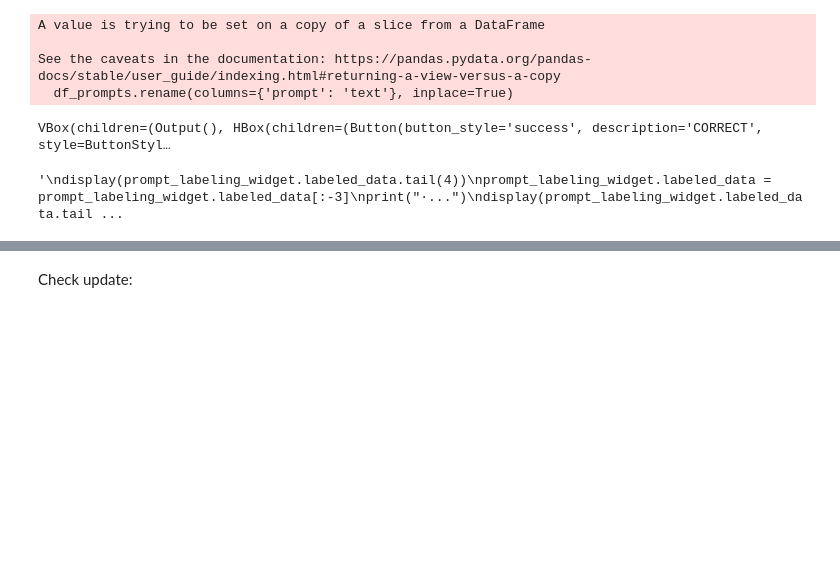
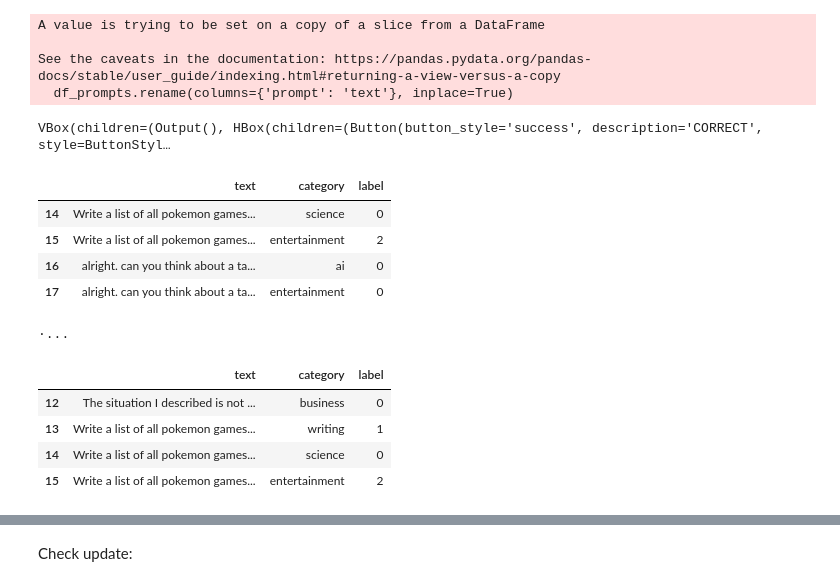
Before and after one commit to reddgr/zero-shot-text-classification, a Jupyter notebook: 01-nli-labeling-notebook.ipynb, the cells around one changed output, grey strips where cells are left out. Saved outputs shown, nothing was run; the diff lists cells and outputs as text; code cells hidden in the pictures; blank space fills up the shorter version.

```diff
--- a/01-nli-labeling-notebook.ipynb
+++ b/01-nli-labeling-notebook.ipynb
@@ -308,12 +311,22 @@ VBox(children=(Output(), HBox(children=(Button(button_style='success', descripti
 # %%
 '''
 display(prompt_labeling_widget.labeled_data.tail(4))
-prompt_labeling_widget.labeled_data = prompt_labeling_widget.labeled_data[:-3]
+prompt_labeling_widget.labeled_data = prompt_labeling_widget.labeled_data[:-2]
 print("·...")
 display(prompt_labeling_widget.labeled_data.tail(4))
 '''
 # %% [output]
+|  | text | category | label |
+| 14 | Write a list of all pokemon games... | science | 0 |
+| 15 | Write a list of all pokemon games... | entertainment | 2 |
+| 16 | alright. can you think about a ta... | ai | 0 |
+| 17 | alright. can you think about a ta... | entertainment | 0 |
-'\ndisplay(prompt_labeling_widget.labeled_data.tail(4))\nprompt_labeling_widget.labeled_data = prompt_labeling_widget.labeled_data[:-3]\nprint("·...")\ndisplay(prompt_labeling_widget.labeled_data.tail ...
+·...
+|  | text | category | label |
+| 12 | The situation I described is not ... | business | 0 |
+| 13 | Write a list of all pokemon games... | writing | 1 |
+| 14 | Write a list of all pokemon games... | science | 0 |
+| 15 | Write a list of all pokemon games... | entertainment | 2 |
 # %%
 prompt_labeling_widget.update_dataset(
     dataset_name=dataset_name,
```
Also changed, not shown: parts of 5 cells of this notebook, 1 other file.
